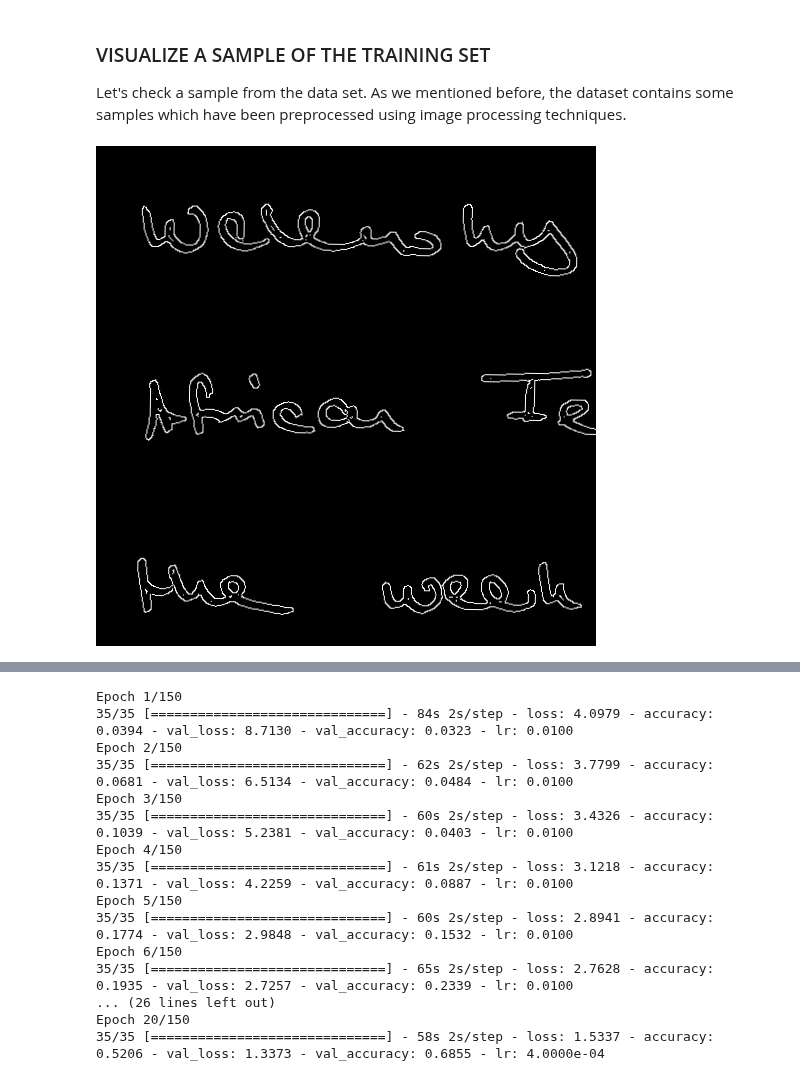
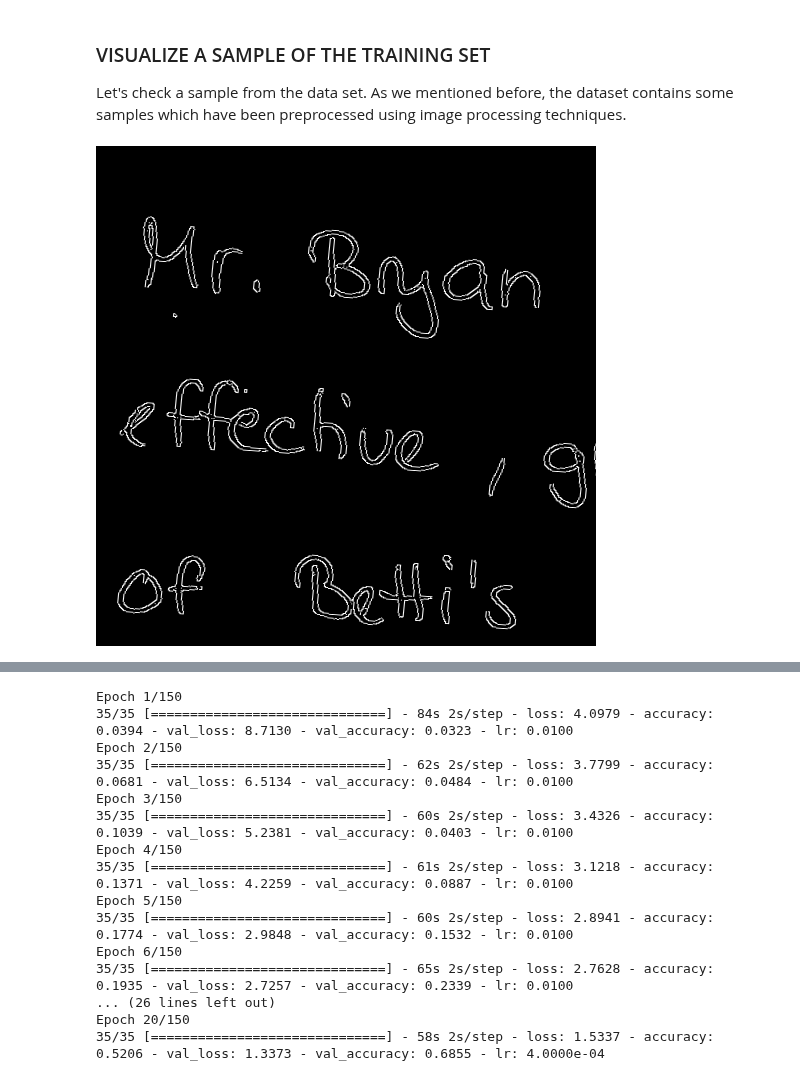
Before and after one commit to hassanteymoori/handwriting-recognition, a Jupyter notebook: notebooks/training_feature_extractor_models.ipynb, the cells around one changed output, grey strips where cells are left out. Drawn from its saved outputs; the diff is of its cells as text; code cells hidden in the pictures.

```diff
--- a/notebooks/training_feature_extractor_models.ipynb
+++ b/notebooks/training_feature_extractor_models.ipynb
@@ -147,11 +147,9 @@ plt.gca().set(title='Data distribution per each class', ylabel='Number of sample
 ### VISUALIZE A SAMPLE OF THE TRAINING SET
 
 Let's check a sample from the data set. As we mentioned before, the dataset contains some samples which have been preprocessed using image processing techniques.
-# %%
-from keras.preprocessing.image import array_to_img
-def skl(dataset):
-  for data in dataset:
-    return data[0][0]
-array_to_img(skl(train_set))
-# %% [output]
-[figure, removed]
+# %%
+keras.preprocessing.image.array_to_img(
+    train_set[0][0][25]
+)
+# %% [output]
+[figure, added]
```
Also changed, not shown: parts of 50 cells of this notebook.
